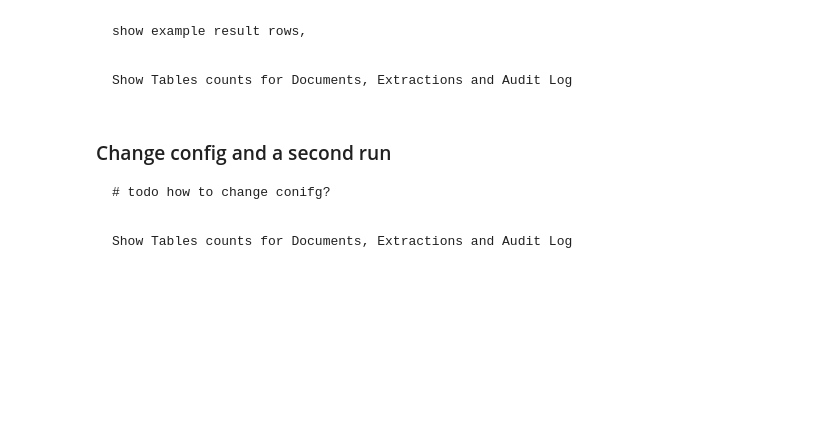
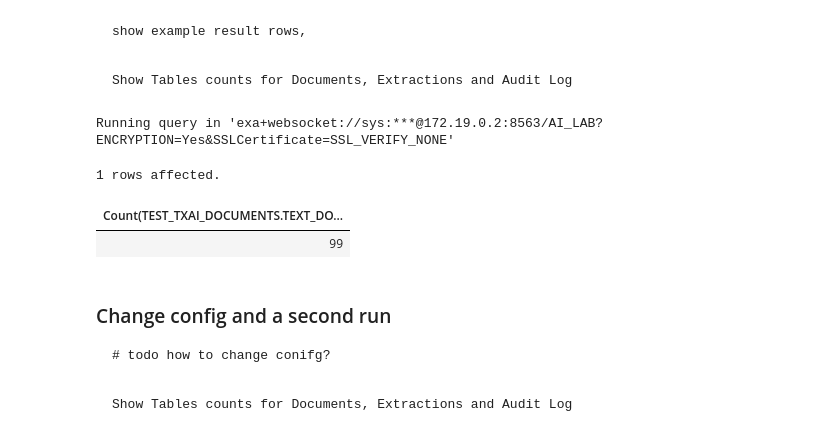
Before and after one commit to exasol/ai-lab, a Jupyter notebook: exasol/ds/sandbox/runtime/ansible/roles/jupyter/files/notebook/text_ai/txaie_preprocessing.ipynb, the cells around one changed output. Saved outputs shown, nothing was run; the diff lists cells and outputs as text; code cells hidden in the pictures; blank space fills up the shorter version.

```diff
--- a/exasol/ds/sandbox/runtime/ansible/roles/jupyter/files/notebook/text_ai/txaie_preprocessing.ipynb
+++ b/exasol/ds/sandbox/runtime/ansible/roles/jupyter/files/notebook/text_ai/txaie_preprocessing.ipynb
@@ -154,7 +235,12 @@ SELECT VIEW_SCHEMA, VIEW_NAME FROM EXA_ALL_VIEWS
     Show Tables counts for Documents, Extractions and Audit Log
 # %%
 %%sql
-SELECT COUNT(ALL text_doc_id) FROM {{schema}}.DOCUMENTS; # or TEST_TXAI_DOCUMENTS?
+SELECT COUNT(ALL text_doc_id) FROM {{schema}}.TEST_TXAI_DOCUMENTS;
+# %% [output]
+Running query in 'exa+websocket://sys:***@172.19.0.2:8563/AI_LAB?ENCRYPTION=Yes&SSLCertificate=SSL_VERIFY_NONE'
+1 rows affected.
+| Count(TEST_TXAI_DOCUMENTS.TEXT_DO... |
+| 99 |
 # %% [markdown]
 ### Change config and a second run
 
```
Also changed, not shown: parts of 21 cells of this notebook, 4 other files.
